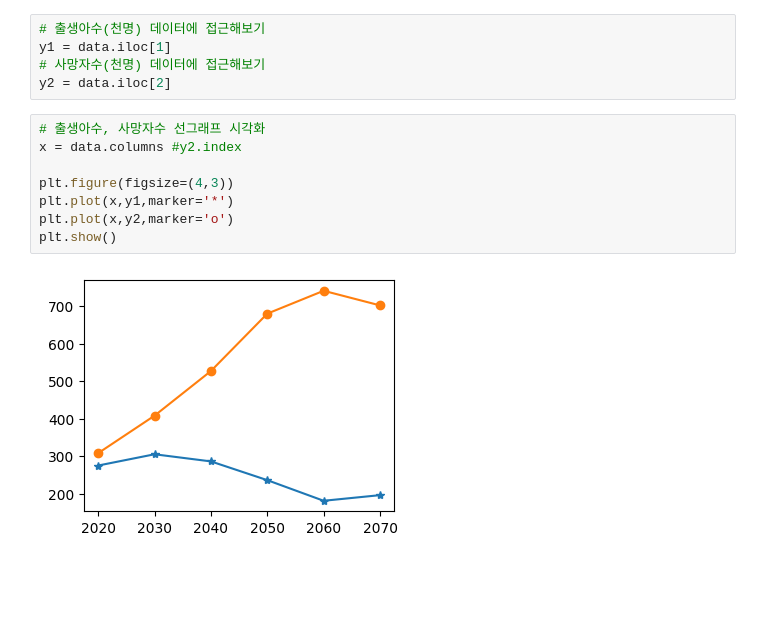
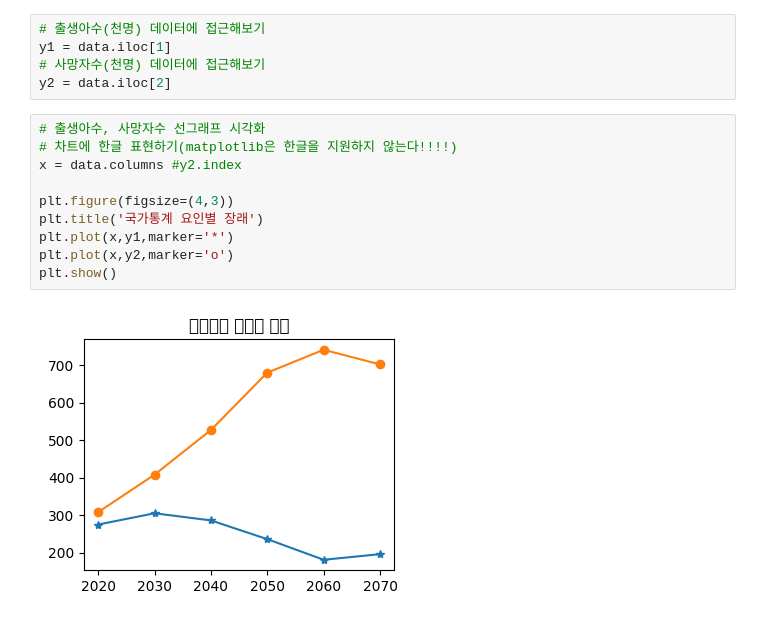
Before and after one commit to JangGunWook/python_study, a Jupyter notebook: Python Lib(데이터분석/ex06_matplotlib모듈_다루기.ipynb, the cells around one changed output. Saved outputs shown, nothing was run; the diff lists cells and outputs as text; blank space fills up the shorter version.

```diff
--- a/Python Lib(데이터분석/ex06_matplotlib모듈_다루기.ipynb
+++ b/Python Lib(데이터분석/ex06_matplotlib모듈_다루기.ipynb
@@ -110,11 +110,13 @@ y1 = data.iloc[1]
 y2 = data.iloc[2]
 # %%
 # 출생아수, 사망자수 선그래프 시각화
+# 차트에 한글 표현하기(matplotlib은 한글을 지원하지 않는다!!!!)
 x = data.columns #y2.index
 
 plt.figure(figsize=(4,3))
+plt.title('국가통계 요인별 장래')
 plt.plot(x,y1,marker='*')
 plt.plot(x,y2,marker='o')
 plt.show()
 # %% [output]
-[figure, old version]
+[figure, new version]
```
Also changed, not shown: parts of 29 cells of this notebook, 5 other files.
